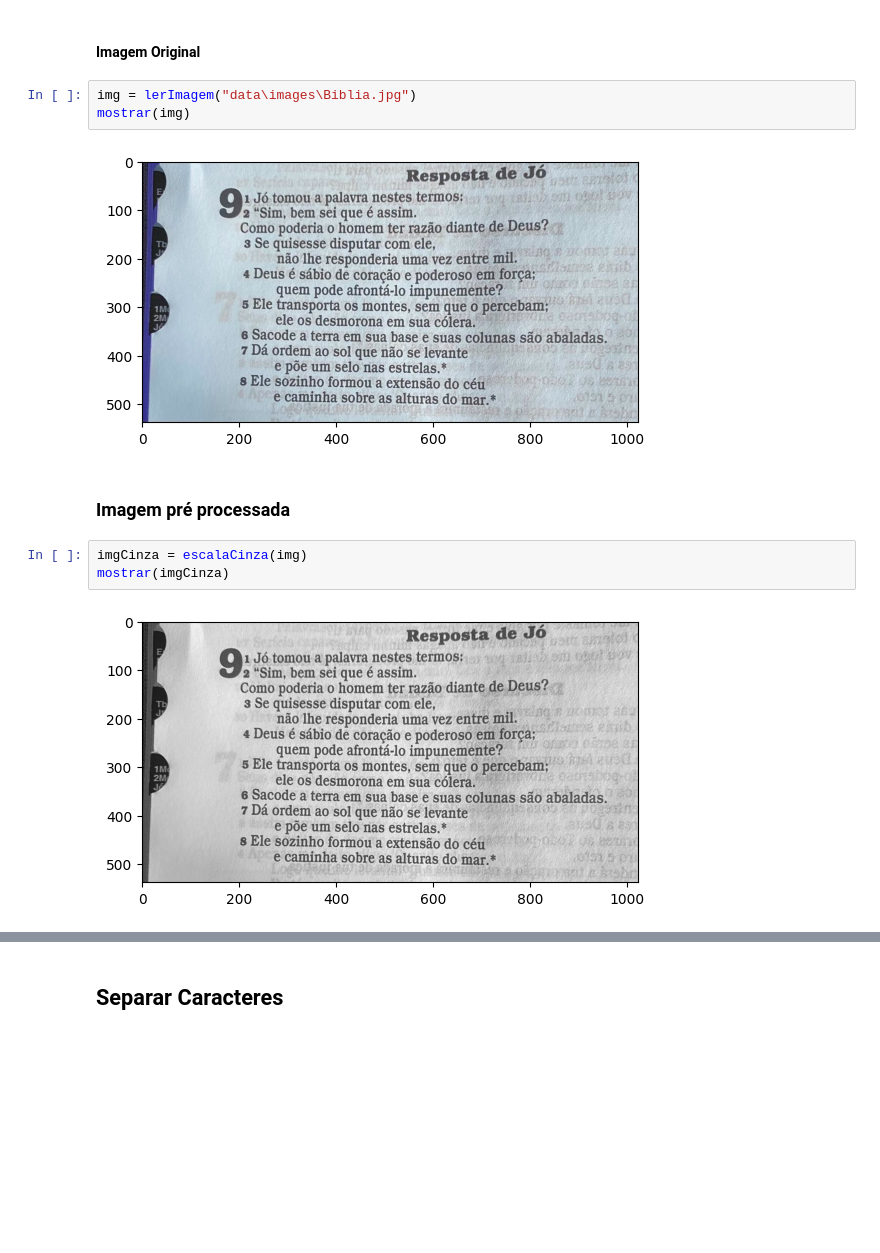
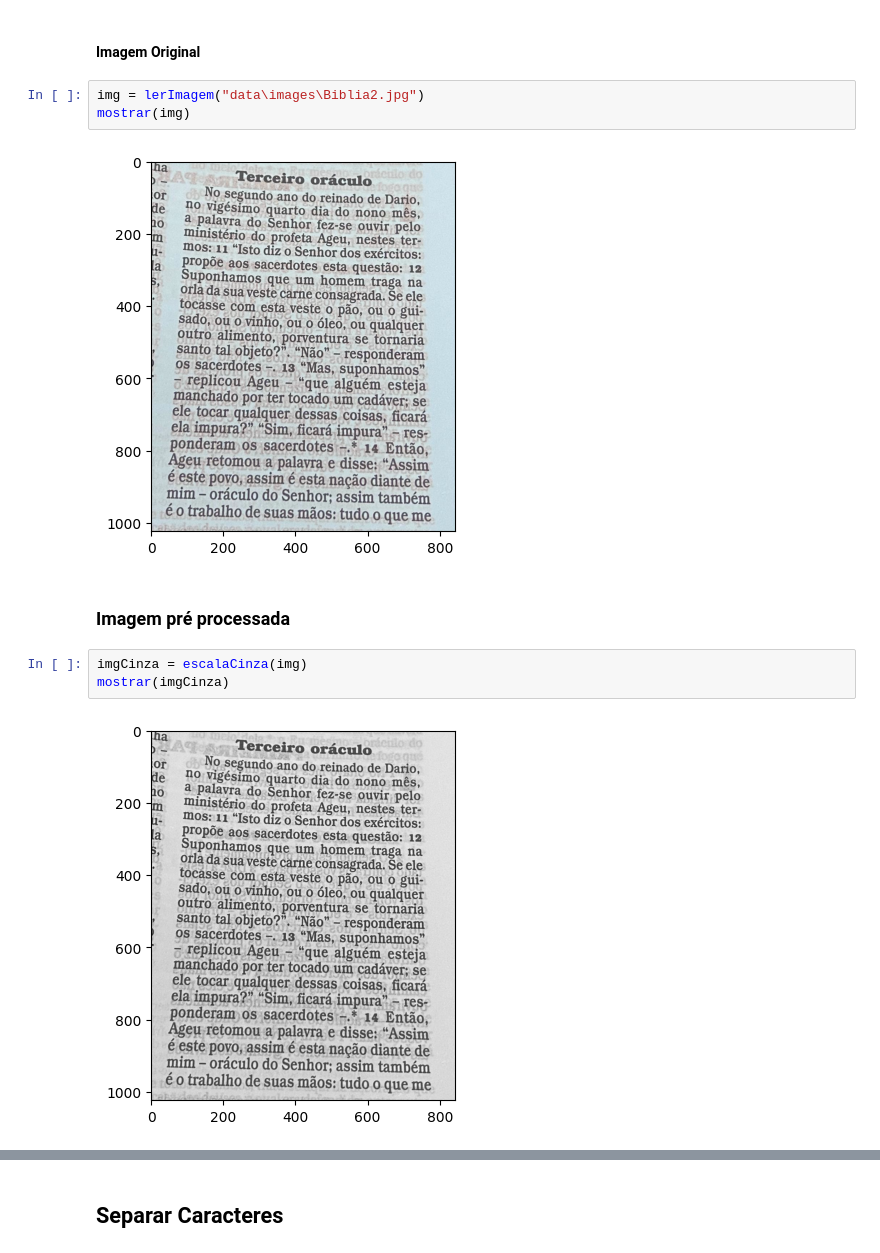
Before and after one commit to Lacerdajp/MyOCR, a Jupyter notebook: main.ipynb, the cells around one changed output, grey strips where cells are left out. Cells and saved outputs as stored; diff of their text form; blank space fills up the shorter version.

Commit message:
new file:   data/images/Biblia2.jpg 	deleted:    data/images/Teste.jpg 	deleted:    data/images/amor.jpg 	deleted:    data/images/voluspa.jpg 	modified:   main.ipynb

```diff
--- a/main.ipynb
+++ b/main.ipynb
@@ -11,17 +11,17 @@ from src.processing import *
 # %% [markdown]
 #### Imagem Original
 # %%
-img = lerImagem("data\images\Biblia.jpg")
+img = lerImagem("data\images\Biblia2.jpg")
 mostrar(img)
 # %% [output]
-[figure, old version]
+[figure, new version]
 # %% [markdown]
 ### Imagem pré processada
 # %%
 imgCinza = escalaCinza(img)
 mostrar(imgCinza)
 # %% [output]
-[figure, old version]
+[figure, new version]
 # %%
 
 gauss = gaussiano(imgCinza, 1, 1)
```
Also changed, not shown: parts of 16 cells of this notebook, 4 other files.
